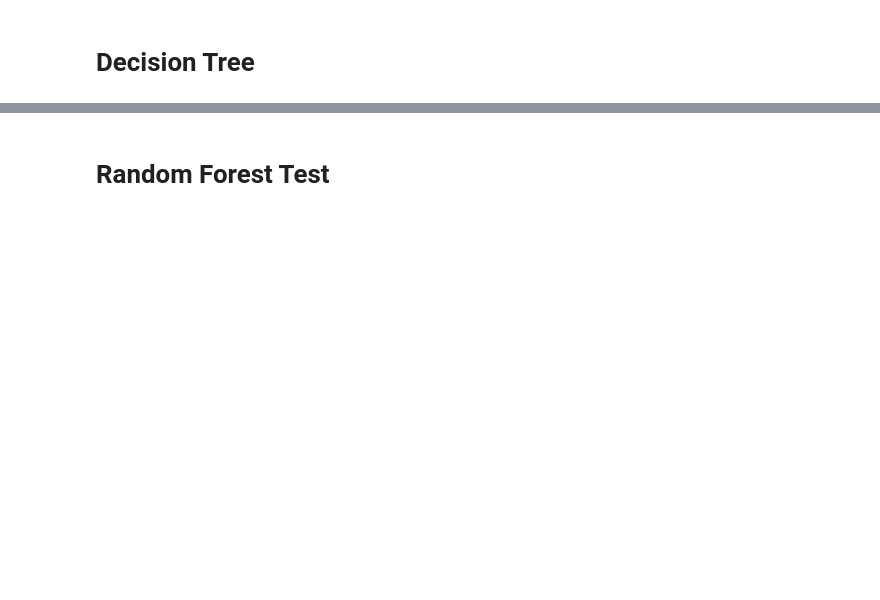
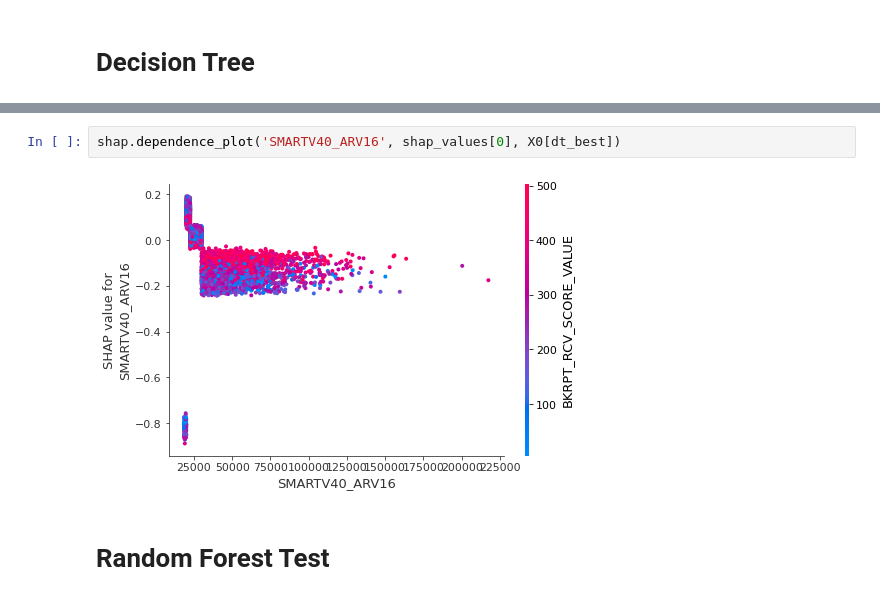
Before and after one commit to vlad-yeghiazaryan/BA_Group_Project_Sample_Data_Analysis, a Jupyter notebook: Group_Project_Sample_Data_Analysis.ipynb, the cells around one changed output, grey strips where cells are left out. Drawn from its saved outputs; the diff is of its cells as text; blank space fills up the shorter version.

```diff
--- a/Group_Project_Sample_Data_Analysis.ipynb
+++ b/Group_Project_Sample_Data_Analysis.ipynb
@@ -669,2 +745,6 @@ shap.summary_plot(shap_values, dt_best_features_X0, plot_type="bar")
+# %%
+shap.dependence_plot('SMARTV40_ARV16', shap_values[0], X0[dt_best])
+# %% [output]
+[figure, added]
 # %% [markdown]
 # **Random Forest Test**
```
Also changed, not shown: parts of 55 cells of this notebook.
